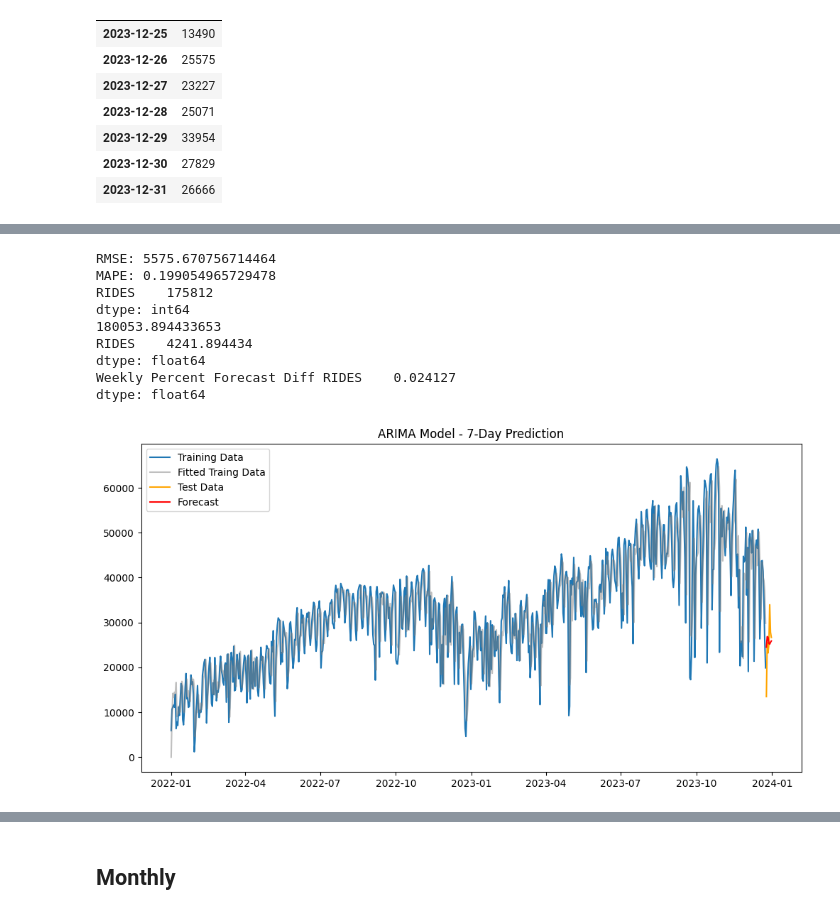
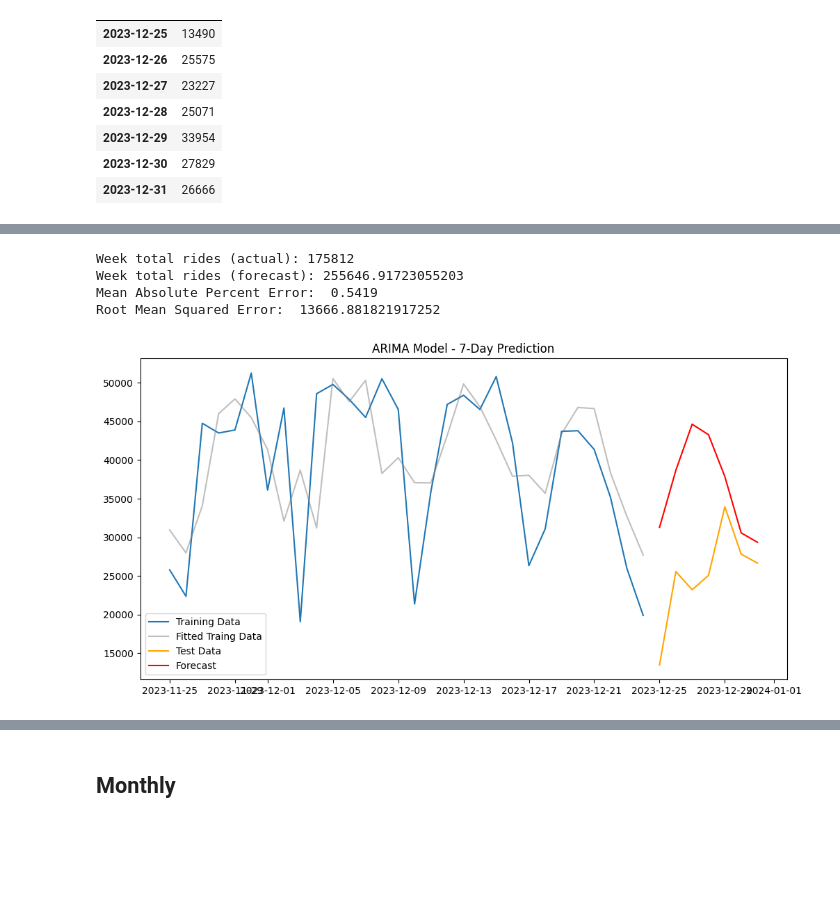
Before and after one commit to westonshuken/CitiBike-Analysis, a Jupyter notebook: Modeling.ipynb, the cells around one changed output, grey strips where cells are left out. Drawn from its saved outputs; the diff is of its cells as text; code cells hidden in the pictures; blank space fills up the shorter version.

```diff
--- a/Modeling.ipynb
+++ b/Modeling.ipynb
@@ -305,7 +348,7 @@ test
 | 2023-12-30 | 27829 |
 | 2023-12-31 | 26666 |
 # %%
-model = ARIMA(train, order=(3,2,1))
+model = ARIMA(train, order=(3,1,7))   ## Given ACF and PACF, give an educated guess of params
 fitted_model = model.fit()
 fitted_model.summary()
 # %% [output]
@@ -363,33 +405,22 @@ dtype: float64
-# %%
-# Calculate RMSE
-rmse = np.sqrt(mean_squared_error(test, forecast_series))
-mape = mean_absolute_percentage_error(test, forecast)
-
-print(f'RMSE: {rmse}')
-print(f'MAPE: {mape}')
-
-print(test.sum())
-print(forecast.sum())
-print(forecast.sum()-test.sum())
-print('Weekly Percent Forecast Diff',(forecast.sum()-test.sum())/test.sum())
-# %% [output]
-RMSE: 5575.670756714464
-MAPE: 0.199054965729478
-RIDES    175812
-dtype: int64
-180053.894433653
-RIDES    4241.894434
-dtype: float64
-Weekly Percent Forecast Diff RIDES    0.024127
-dtype: float64
+# %%
+print(f"Week total rides (actual): {test.squeeze().sum()}")
+print(f"Week total rides (forecast): {forecast.sum()}")
+print('Mean Absolute Percent Error: ', round(np.mean(abs(residuals/test.squeeze())),4))
+print("Root Mean Squared Error: ", np.sqrt(np.mean(residuals**2)))
+# %% [output]
+Week total rides (actual): 175812
+Week total rides (forecast): 255646.91723055203
+Mean Absolute Percent Error:  0.5419
+Root Mean Squared Error:  13666.881821917252
 # %%
+#Plot past month data
 plt.figure(figsize=(12, 6))
-plt.plot(train, label='Training Data')
-plt.plot(fitted_model.fittedvalues, label='Fitted Traing Data', color='gray', alpha=.5)
+plt.plot(train[-30:], label='Training Data')
+plt.plot(fitted_model.fittedvalues[-30:], label='Fitted Traing Data', color='gray', alpha=.5)
 plt.plot(test, label='Test Data', color='orange')
 plt.plot(forecast_series, label='Forecast', color='red')
 plt.legend()
 plt.title('ARIMA Model - 7-Day Prediction')
 plt.show()
 # %% [output]
-[figure, old version]
+[figure, new version]
```
Also changed, not shown: parts of 66 cells of this notebook.
